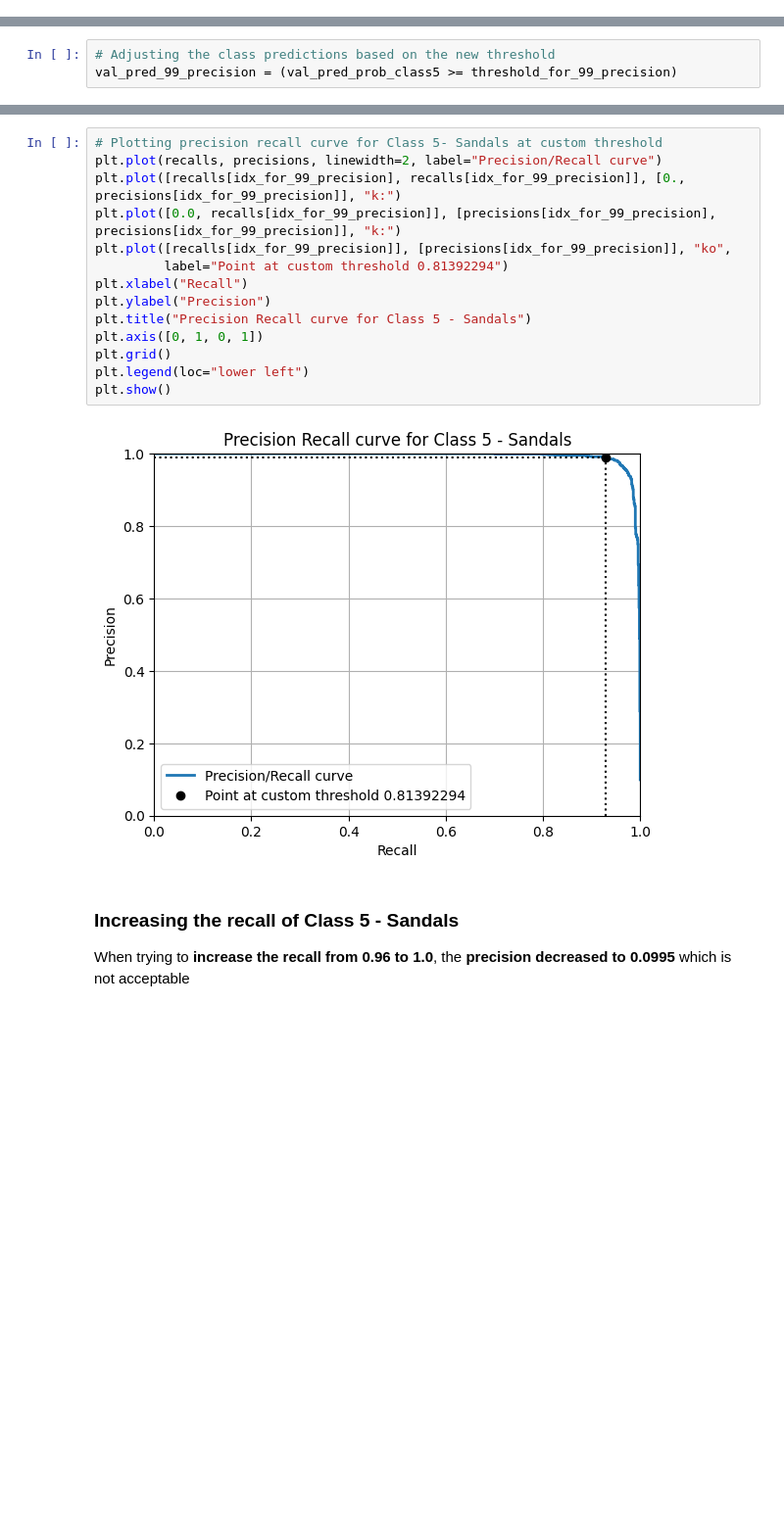
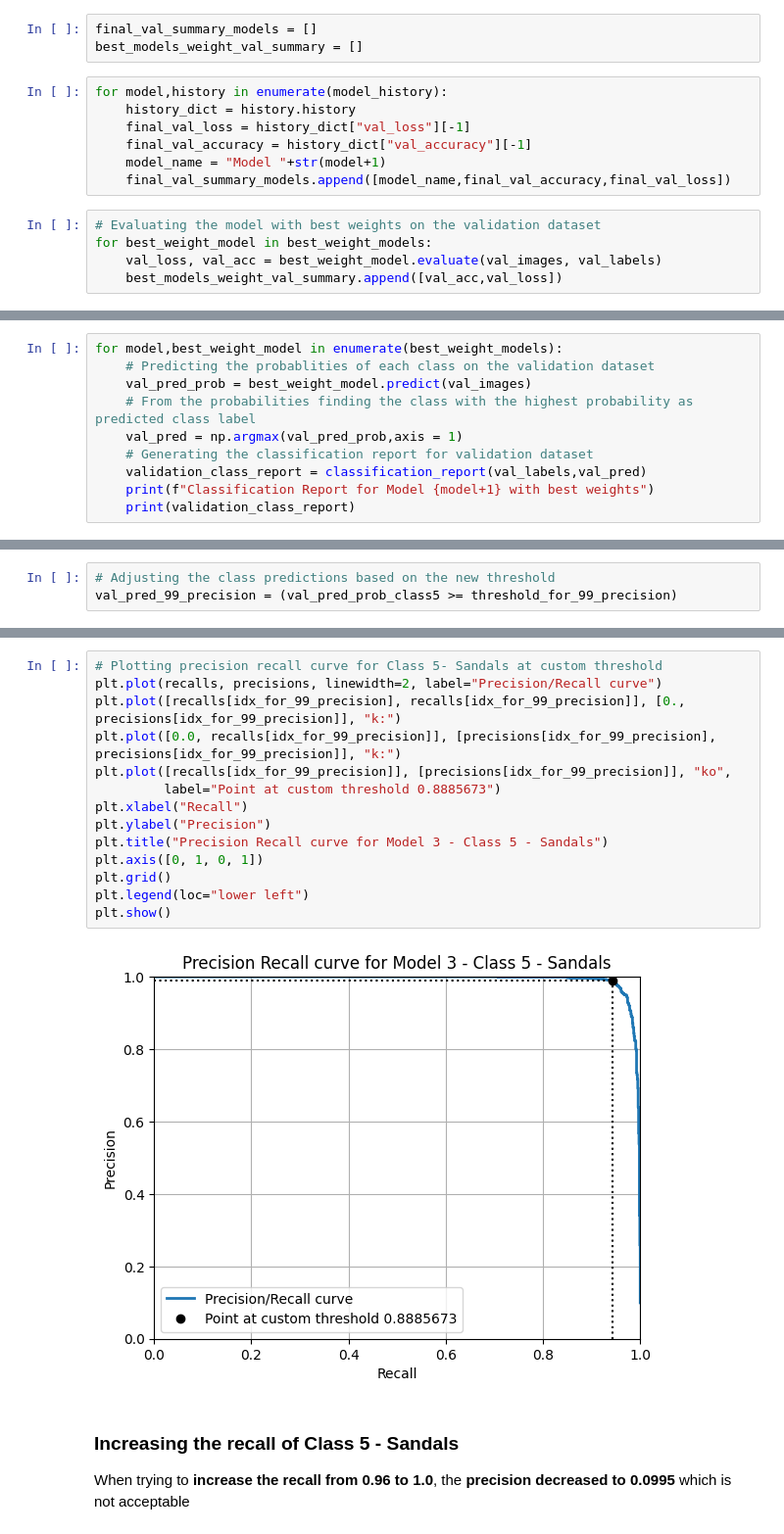
Before and after one commit to hemasree798/CSCN8010-labs, a Jupyter notebook: fMNIST_Dataset_DenseNN.ipynb, the cells around one changed output, grey strips where cells are left out. Shown at 98% size. Saved outputs shown, nothing was run; the diff lists cells and outputs as text; blank space fills up the shorter version.

```diff
--- a/fMNIST_Dataset_DenseNN.ipynb
+++ b/fMNIST_Dataset_DenseNN.ipynb
@@ -294,0 +452,15 @@ test_pred_prob = model.predict(test_images)
+# %%
+final_val_summary_models = []
+best_models_weight_val_summary = []
+# %%
+for model,history in enumerate(model_history):
+    history_dict = history.history
+    final_val_loss = history_dict["val_loss"][-1]
+    final_val_accuracy = history_dict["val_accuracy"][-1]
+    model_name = "Model "+str(model+1)
+    final_val_summary_models.append([model_name,final_val_accuracy,final_val_loss])
+# %%
+# Evaluating the model with best weights on the validation dataset
+for best_weight_model in best_weight_models:
+    val_loss, val_acc = best_weight_model.evaluate(val_images, val_labels)
+    best_models_weight_val_summary.append([val_acc,val_loss])
@@ -294,0 +489,10 @@ test_pred_prob = model.predict(test_images)
+# %%
+for model,best_weight_model in enumerate(best_weight_models):
+    # Predicting the probablities of each class on the validation dataset
+    val_pred_prob = best_weight_model.predict(val_images)
+    # From the probabilities finding the class with the highest probability as predicted class label
+    val_pred = np.argmax(val_pred_prob,axis = 1)
+    # Generating the classification report for validation dataset
+    validation_class_report = classification_report(val_labels,val_pred)
+    print(f"Classification Report for Model {model+1} with best weights")
+    print(validation_class_report)
@@ -388,19 +633,19 @@ recall_score(val_pred_5,val_pred_99_precision)
 # %%
 # Plotting precision recall curve for Class 5- Sandals at custom threshold
 plt.plot(recalls, precisions, linewidth=2, label="Precision/Recall curve")
 plt.plot([recalls[idx_for_99_precision], recalls[idx_for_99_precision]], [0., precisions[idx_for_99_precision]], "k:")
 plt.plot([0.0, recalls[idx_for_99_precision]], [precisions[idx_for_99_precision], precisions[idx_for_99_precision]], "k:")
 plt.plot([recalls[idx_for_99_precision]], [precisions[idx_for_99_precision]], "ko",
-         label="Point at custom threshold 0.81392294")
+         label="Point at custom threshold 0.8885673")
 plt.xlabel("Recall")
 plt.ylabel("Precision")
-plt.title("Precision Recall curve for Class 5 - Sandals")
+plt.title("Precision Recall curve for Model 3 - Class 5 - Sandals")
 plt.axis([0, 1, 0, 1])
 plt.grid()
 plt.legend(loc="lower left")
 plt.show()
 # %% [output]
-[figure, old version]
+[figure, new version]
 # %% [markdown]
 ### Increasing the recall of Class 5 - Sandals
 
```
Also changed, not shown: parts of 68 cells of this notebook, 3 other files.
